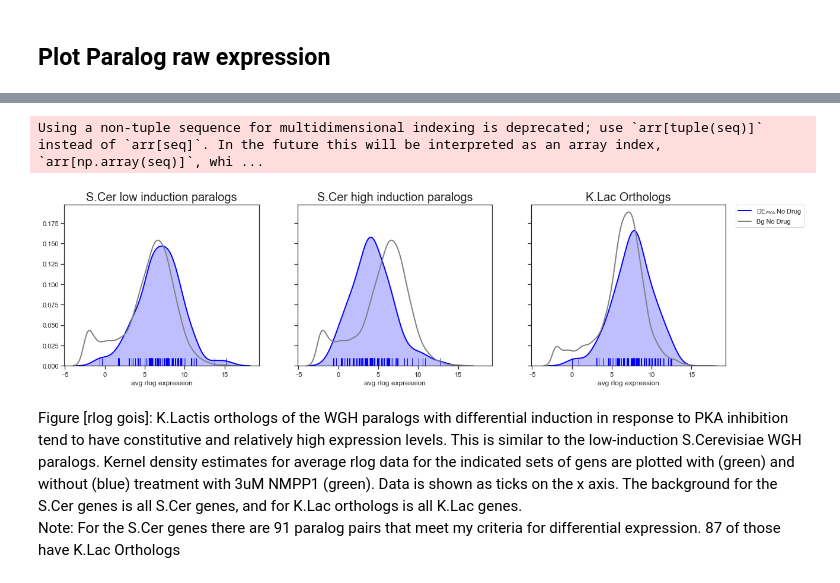
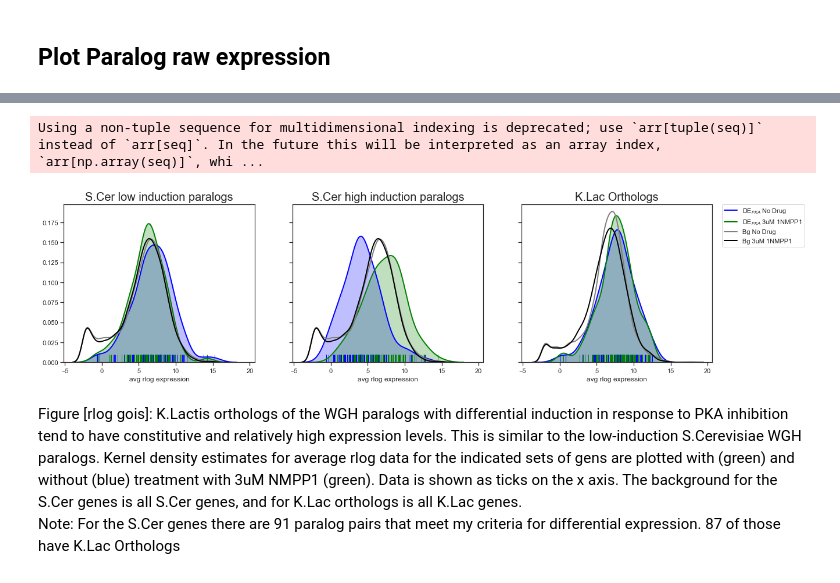
Before and after one commit to heineike02/yeast_esr_expression_analysis, a Jupyter notebook: scripts/20181116_klscpka_r1g1_m24_cross_species_comparison.ipynb, the cells around one changed output, grey strips where cells are left out. Saved outputs shown, nothing was run; the diff lists cells and outputs as text; code cells hidden in the pictures.

Commit message:
updated depka lfc and rlog figure

```diff
--- a/scripts/20181116_klscpka_r1g1_m24_cross_species_comparison.ipynb
+++ b/scripts/20181116_klscpka_r1g1_m24_cross_species_comparison.ipynb
@@ -422,42 +384,42 @@ level = 'low'
 
 for jj, level in enumerate(['low','high']):
     ax = axarr[jj]
     sns.distplot(ohnologs_goi['AS_WT_cont_mean_' + level], hist=False, rug=True, ax=ax,
                  rug_kws={"color": "blue"},
                  kde_kws={"color": "blue", "shade":True, "lw": 2, "label": "DE$_{PKA}$ No Drug"})
-#     sns.distplot(ohnologs_goi['AS_WT_drug_mean_' + level], hist=False, rug=True, ax=ax,
-#                  rug_kws={"color": "green"},
-#                  kde_kws={"color": "green", "shade":True, "lw": 2, "label": "DE$_{PKA}$ 3uM 1NMPP1"})
+    sns.distplot(ohnologs_goi['AS_WT_drug_mean_' + level], hist=False, rug=True, ax=ax,
+                 rug_kws={"color": "green"},
+                 kde_kws={"color": "green", "shade":True, "lw": 2, "label": "DE$_{PKA}$ 3uM 1NMPP1"})
     sns.distplot(rlog_data_mean_var['SC']['AS_WT_cont_mean'], hist=False, ax=ax,
                  kde_kws={"color": "grey",  "lw": 2, "label": "Bg No Drug"})
-#     sns.distplot(rlog_data_mean_var['SC']['AS_WT_drug_mean'], hist=False, ax=ax,
-#                  kde_kws={"color": "black",  "lw": 2, "label": "Bg 3uM 1NMPP1"})
+    sns.distplot(rlog_data_mean_var['SC']['AS_WT_drug_mean'], hist=False, ax=ax,
+                 kde_kws={"color": "black",  "lw": 2, "label": "Bg 3uM 1NMPP1"})
 
     ax.get_legend().remove()
     ax.set_xlabel('avg rlog expression')
     ax.set_title('S.Cer ' + level + ' induction paralogs', fontsize = 20)
 
 
 
 ax = axarr[2]
 sns.distplot(ohnologs_goi_klorth_rlog['AS_WT_cont_mean'], hist=False, rug=True, ax=ax,
              rug_kws={"color": "blue"},
              kde_kws={"color": "blue", "shade":True, "lw": 2, "label": "DE$_{PKA}$ No Drug"})
-# sns.distplot(ohnologs_goi_klorth_rlog['AS_WT_drug_mean'], hist=False, rug=True, ax=ax,
-#              rug_kws={"color": "green"},
-#              kde_kws={"color": "green", "shade":True, "lw": 2, "label": "DE$_{PKA}$ 3uM 1NMPP1"})
+sns.distplot(ohnologs_goi_klorth_rlog['AS_WT_drug_mean'], hist=False, rug=True, ax=ax,
+             rug_kws={"color": "green"},
+             kde_kws={"color": "green", "shade":True, "lw": 2, "label": "DE$_{PKA}$ 3uM 1NMPP1"})
 sns.distplot(rlog_data_mean_var['KL']['AS_WT_cont_mean'], hist=False, ax=ax,
              kde_kws={"color": "grey",  "lw": 2, "label": "Bg No Drug"})
-# sns.distplot(rlog_data_mean_var['KL']['AS_WT_drug_mean'], hist=False, ax=ax,
-#              kde_kws={"color": "black",  "lw": 2, "label": "Bg 3uM 1NMPP1"})
+sns.distplot(rlog_data_mean_var['KL']['AS_WT_drug_mean'], hist=False, ax=ax,
+             kde_kws={"color": "black",  "lw": 2, "label": "Bg 3uM 1NMPP1"})
 ax.legend(bbox_to_anchor=(1.05, 1), loc=2, borderaxespad=0.)
 ax.set_xlabel('avg rlog expression')
 ax.set_title('K.Lac Orthologs', fontsize = 20)
 
 
 
 
-fig.savefig(os.path.normpath("C:/Users/BMH_work/Google Drive/UCSF/ElSamad_Lab/PKA/Manuscript/sc_kl_goi_induction_cont.svg"))
+fig.savefig(os.path.normpath("C:/Users/BMH_work/Google Drive/UCSF/ElSamad_Lab/PKA/Manuscript/SC_KL_DEpka_induction.svg"))
 # %% [output]
 Using a non-tuple sequence for multidimensional indexing is deprecated; use `arr[tuple(seq)]` instead of `arr[seq]`. In the future this will be interpreted as an array index, `arr[np.array(seq)]`, whi ...
-[figure, old version]
+[figure, new version]
```
Also changed, not shown: parts of 11 cells of this notebook, 1 other file.
